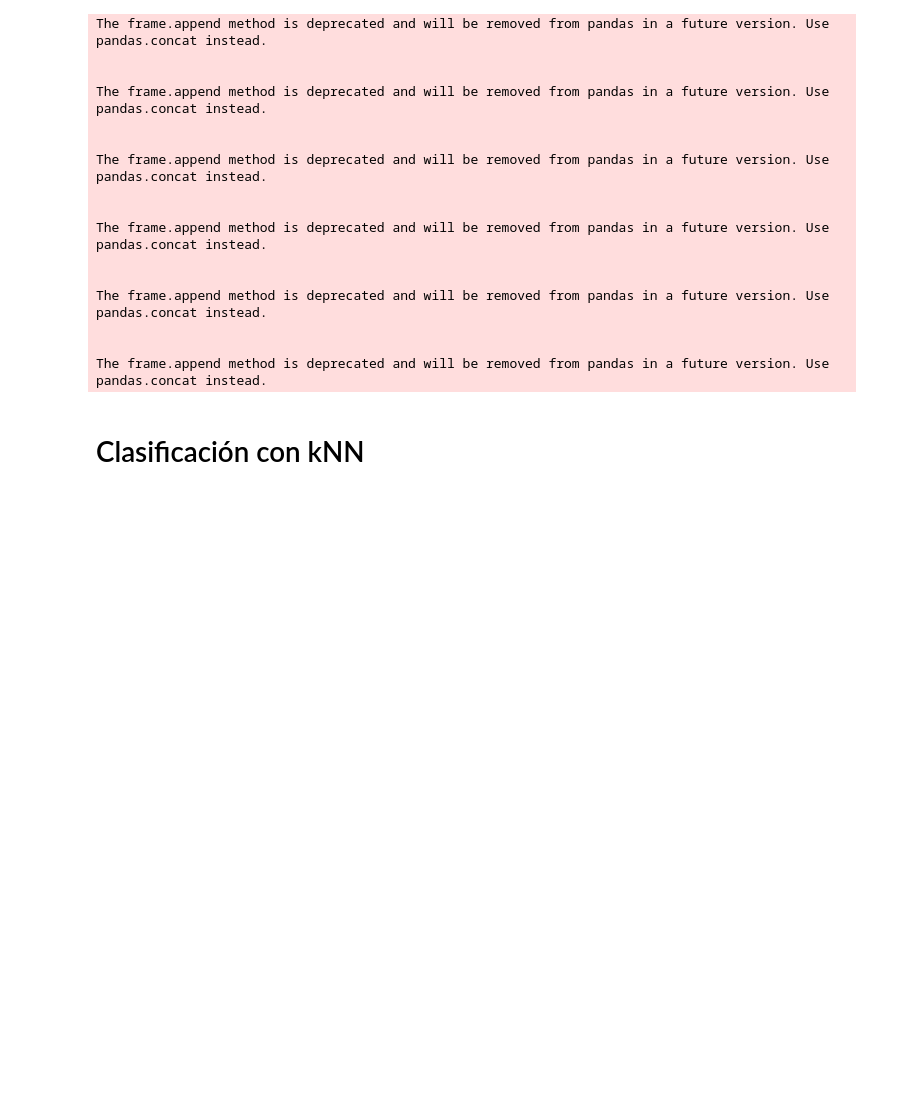
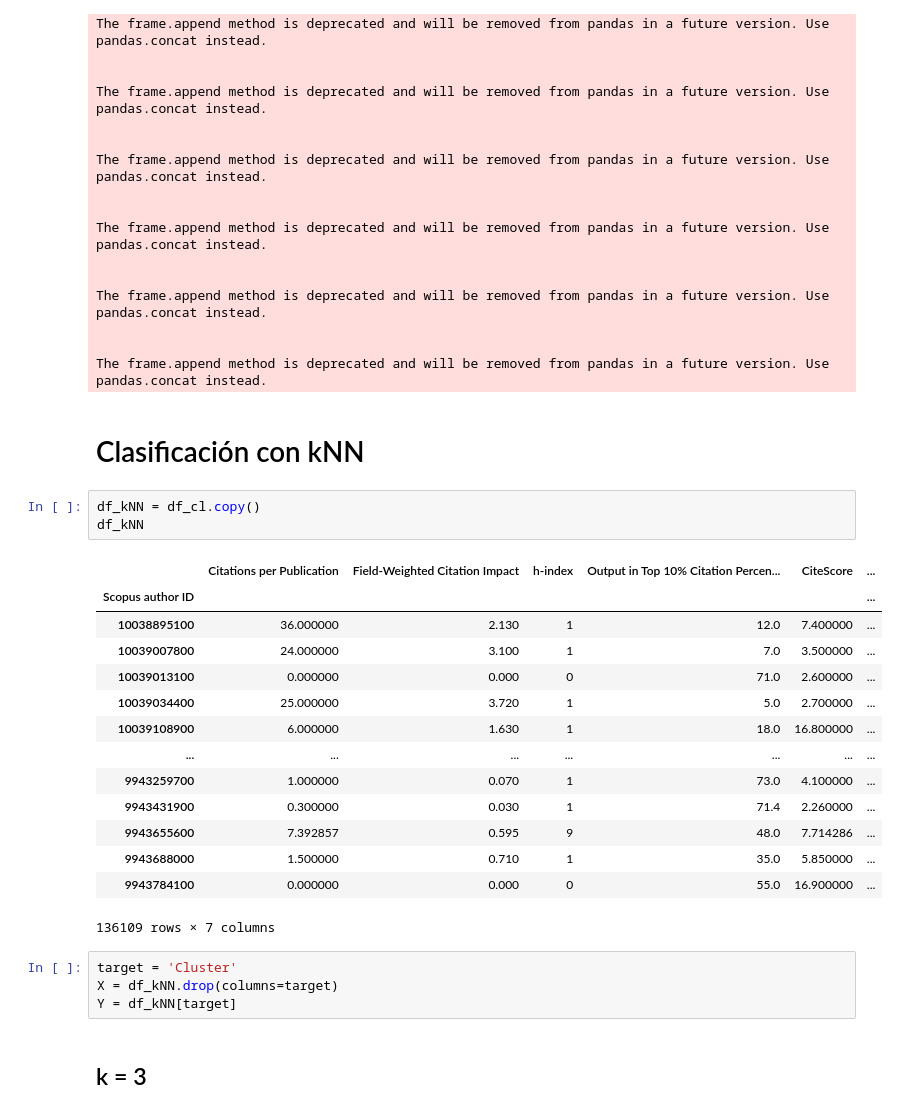
Before and after one commit to ElizabethAndriano/RisingStars, a Jupyter notebook: classifyRisingStars.ipynb, the cells around one changed output. Cells and saved outputs as stored; diff of their text form; blank space fills up the shorter version.

```diff
--- a/classifyRisingStars.ipynb
+++ b/classifyRisingStars.ipynb
@@ -181,3 +183,27 @@ The frame.append method is deprecated and will be removed from pandas in a futur
 The frame.append method is deprecated and will be removed from pandas in a future version. Use pandas.concat instead.
 # %% [markdown]
 # Clasificación con kNN
+# %%
+df_kNN = df_cl.copy()
+df_kNN
+# %% [output]
+|  | Citations per Publication | Field-Weighted Citation Impact | h-index | Output in Top 10% Citation Percen... | CiteScore | ... |
+| Scopus author ID |  |  |  |  |  | ... |
+| 10038895100 | 36.000000 | 2.130 | 1 | 12.0 | 7.400000 | ... |
+| 10039007800 | 24.000000 | 3.100 | 1 | 7.0 | 3.500000 | ... |
+| 10039013100 | 0.000000 | 0.000 | 0 | 71.0 | 2.600000 | ... |
+| 10039034400 | 25.000000 | 3.720 | 1 | 5.0 | 2.700000 | ... |
+| 10039108900 | 6.000000 | 1.630 | 1 | 18.0 | 16.800000 | ... |
+| ... | ... | ... | ... | ... | ... | ... |
+| 9943259700 | 1.000000 | 0.070 | 1 | 73.0 | 4.100000 | ... |
+| 9943431900 | 0.300000 | 0.030 | 1 | 71.4 | 2.260000 | ... |
+| 9943655600 | 7.392857 | 0.595 | 9 | 48.0 | 7.714286 | ... |
+| 9943688000 | 1.500000 | 0.710 | 1 | 35.0 | 5.850000 | ... |
+| 9943784100 | 0.000000 | 0.000 | 0 | 55.0 | 16.900000 | ... |
+136109 rows × 7 columns
+# %%
+target = 'Cluster'
+X = df_kNN.drop(columns=target)
+Y = df_kNN[target]
+# %% [markdown]
+## k = 3
```
Also changed, not shown: parts of 12 cells of this notebook.
